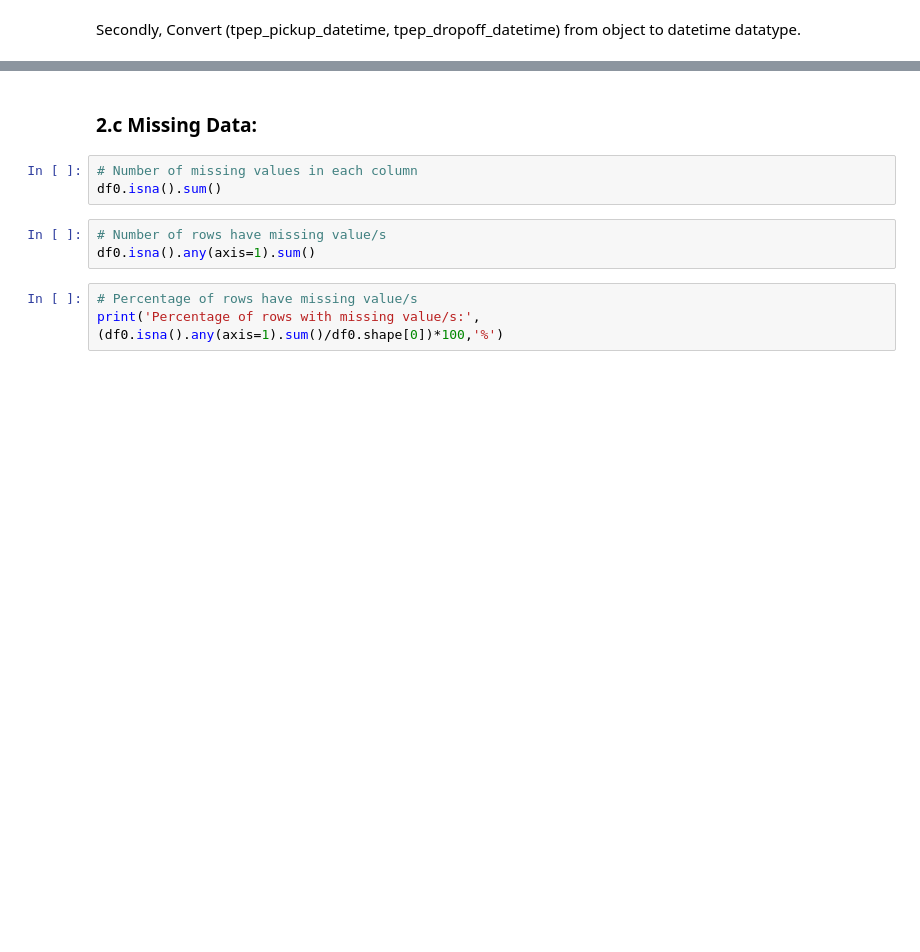
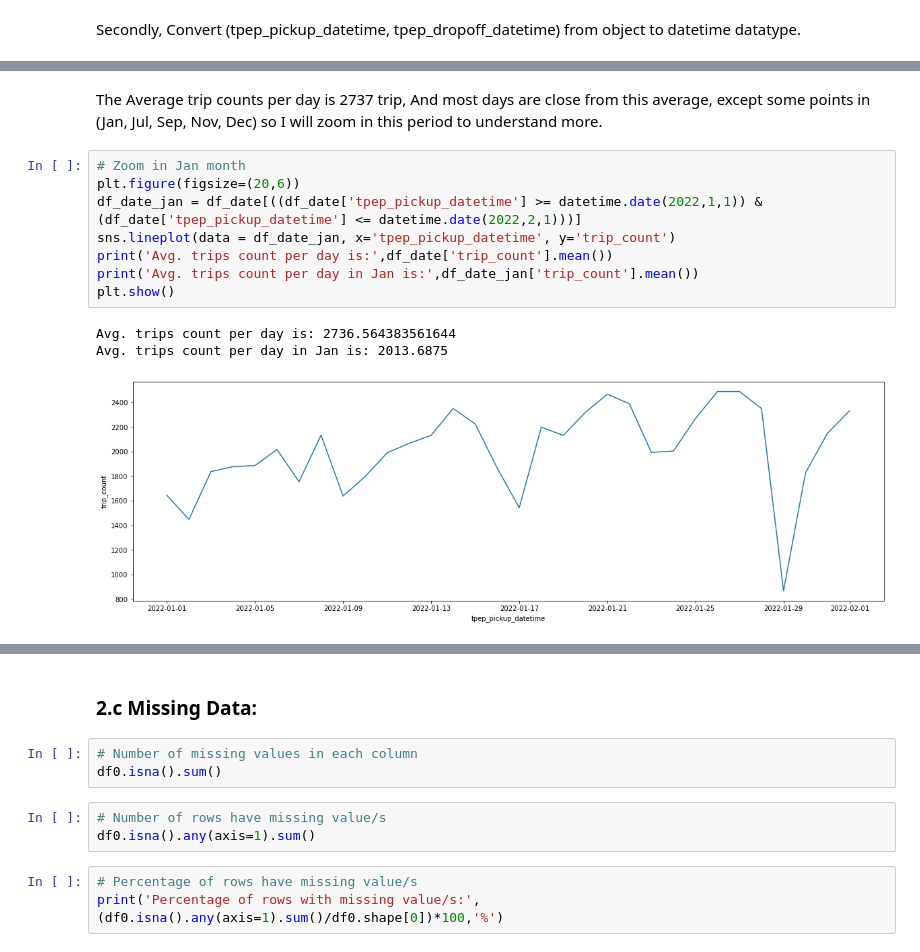
Before and after one commit to AbanoubYounan/Predict-Taxi-Fare-Before-Riding, a Jupyter notebook: Predict_NewYork_Yellow_Taxi_Fare.ipynb, the cells around one changed output, grey strips where cells are left out. Saved outputs shown, nothing was run; the diff lists cells and outputs as text; blank space fills up the shorter version.

```diff
--- a/Predict_NewYork_Yellow_Taxi_Fare.ipynb
+++ b/Predict_NewYork_Yellow_Taxi_Fare.ipynb
@@ -290,0 +306,14 @@ plt.show()
+# %% [markdown]
+The Average trip counts per day is 2737 trip, And most days are close from this average, except some points in (Jan, Jul, Sep, Nov, Dec) so I will zoom in this period to understand more.
+# %%
+# Zoom in Jan month
+plt.figure(figsize=(20,6))
+df_date_jan = df_date[((df_date['tpep_pickup_datetime'] >= datetime.date(2022,1,1)) & (df_date['tpep_pickup_datetime'] <= datetime.date(2022,2,1)))]
+sns.lineplot(data = df_date_jan, x='tpep_pickup_datetime', y='trip_count')
+print('Avg. trips count per day is:',df_date['trip_count'].mean())
+print('Avg. trips count per day in Jan is:',df_date_jan['trip_count'].mean())
+plt.show()
+# %% [output]
+Avg. trips count per day is: 2736.564383561644
+Avg. trips count per day in Jan is: 2013.6875
+[figure, added]
```
Also changed, not shown: parts of 68 cells of this notebook, 2 other files.
